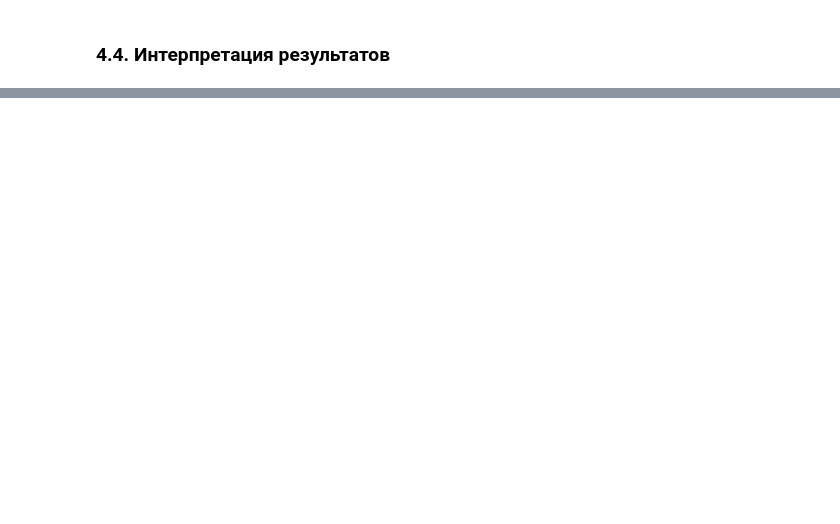
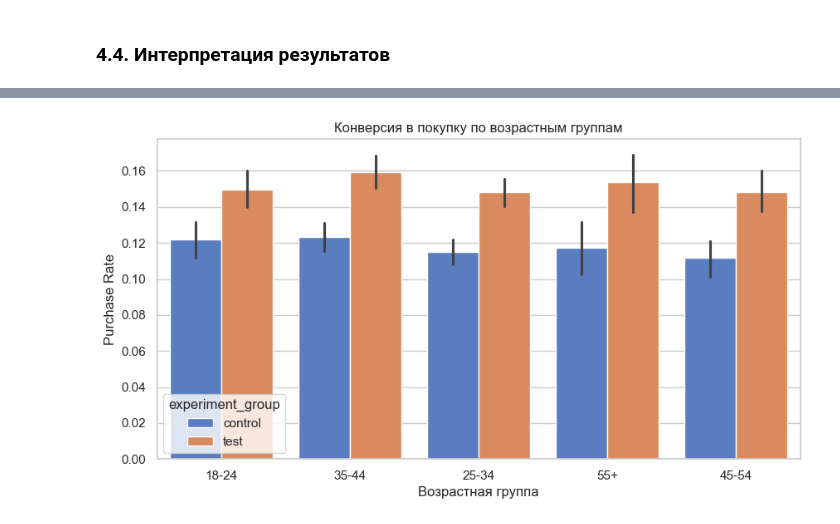
Before and after one commit to k0ist/The-Experts-Hackathon, a Jupyter notebook: The_Experts_Hackathon.ipynb, the cells around one changed output, grey strips where cells are left out. Drawn from its saved outputs; the diff is of its cells as text; code cells hidden in the pictures; blank space fills up the shorter version.

```diff
--- a/The_Experts_Hackathon.ipynb
+++ b/The_Experts_Hackathon.ipynb
@@ -1407,0 +1535,17 @@ CTR вырос с **7.55%** до **9.36%**, что соответствует п
+# %%
+plt.figure(figsize=(10, 5))
+
+sns.barplot(
+    data=user_level,
+    x="age_group",
+    y="ordered_any",
+    hue="experiment_group"
+)
+
+plt.title("Конверсия в покупку по возрастным группам")
+plt.ylabel("Purchase Rate")
+plt.xlabel("Возрастная группа")
+
+plt.show()
+# %% [output]
+[figure, added]
```
Also changed, not shown: parts of 32 cells of this notebook.
